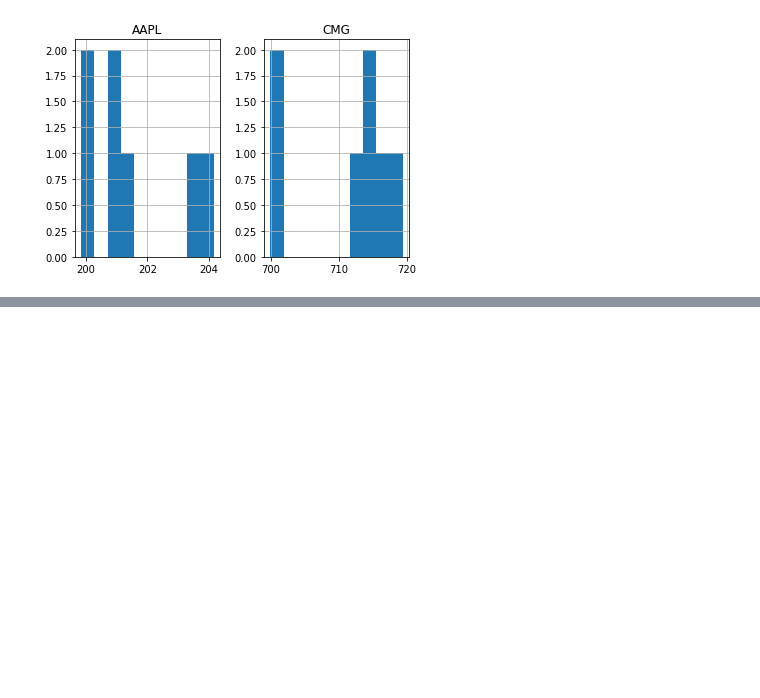
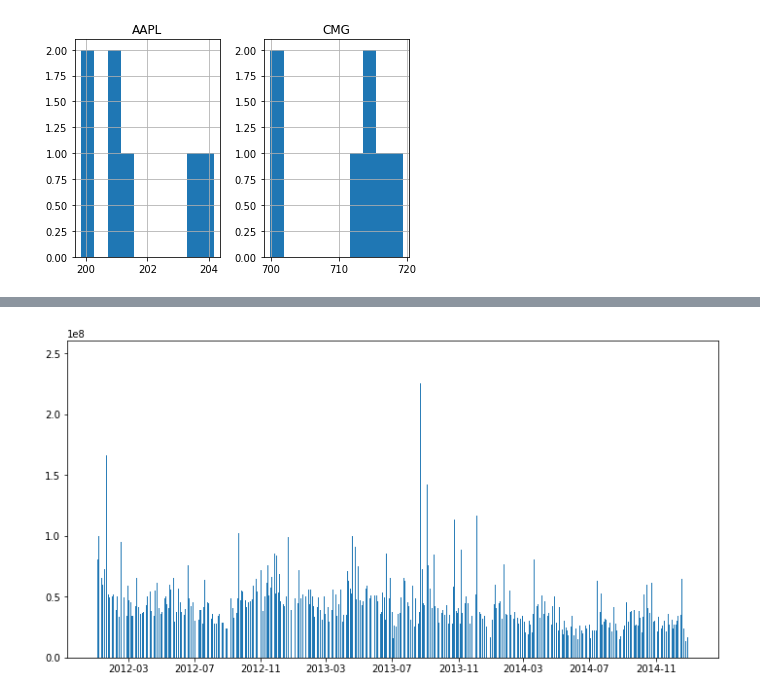
Before and after one commit to scienclick/stockmaster, a Jupyter notebook: stockmaster.ipynb, the cells around one changed output, grey strips where cells are left out. Cells and saved outputs as stored; diff of their text form; code cells hidden in the pictures; blank space fills up the shorter version.

```diff
--- a/stockmaster.ipynb
+++ b/stockmaster.ipynb
@@ -126,0 +244,6 @@ array([[<matplotlib.axes._subplots.AxesSubplot object at 0x...>,
+# %%
+msftV = all_data.loc['MSFT'].Volume
+plt.bar(msftV.index, msftV)
+plt.gcf().set_size_inches(12, 6)
+# %% [output]
+[figure, added]
```
Also changed, not shown: parts of 25 cells of this notebook.
